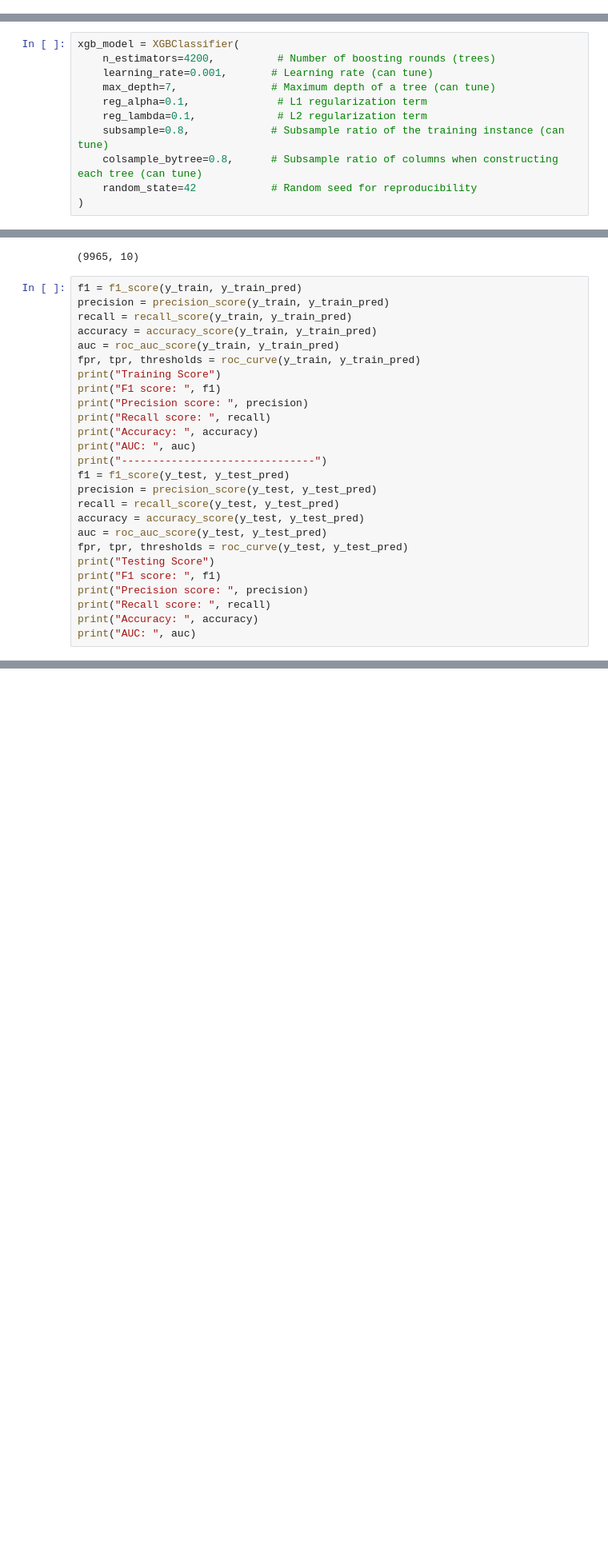
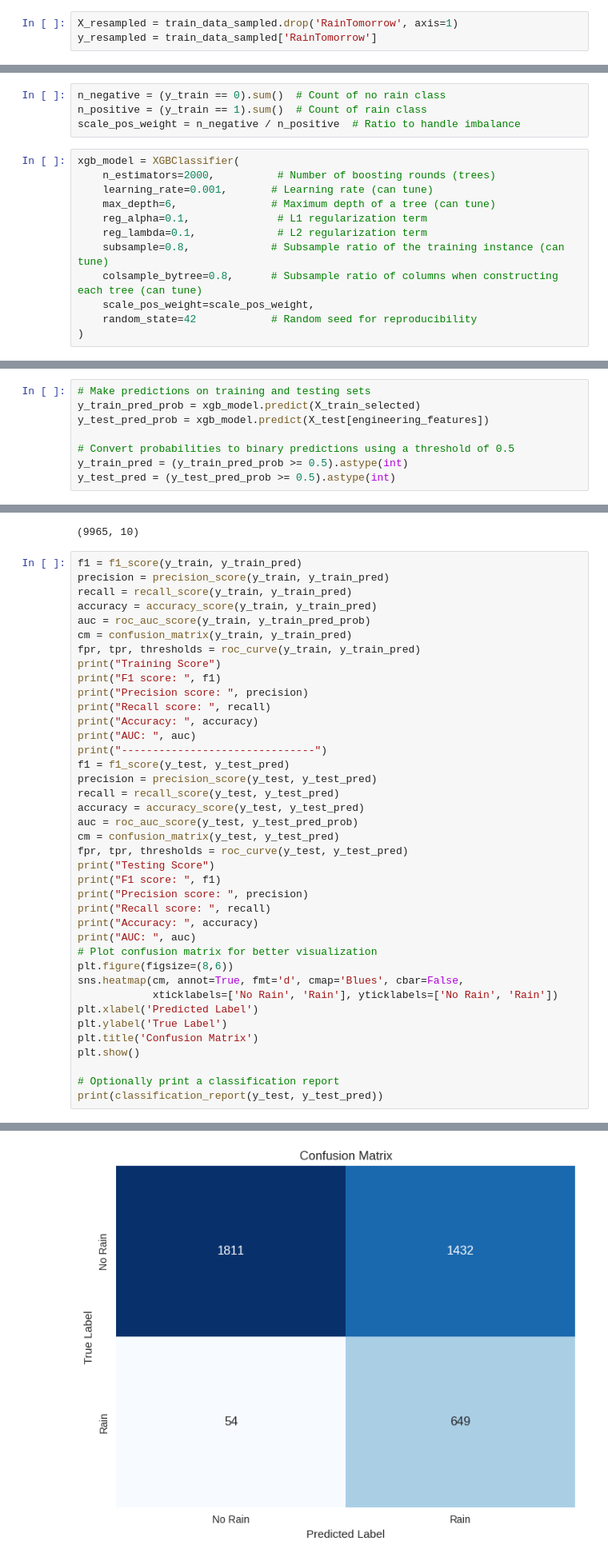
Before and after one commit to viti1igo/WeatherForecasting, a Jupyter notebook: WeatherForecasting.ipynb, the cells around one changed output, grey strips where cells are left out. Shown at 80% size. Cells and saved outputs as stored; diff of their text form; blank space fills up the shorter version.

```diff
--- a/WeatherForecasting.ipynb
+++ b/WeatherForecasting.ipynb
@@ -889,0 +946,3 @@ dtype: int64
+# %%
+X_resampled = train_data_sampled.drop('RainTomorrow', axis=1)
+y_resampled = train_data_sampled['RainTomorrow']
@@ -1275,12 +1337,17 @@ print(best_model)
+# %%
+n_negative = (y_train == 0).sum()  # Count of no rain class
+n_positive = (y_train == 1).sum()  # Count of rain class
+scale_pos_weight = n_negative / n_positive  # Ratio to handle imbalance
 # %%
 xgb_model = XGBClassifier(
-    n_estimators=4200,          # Number of boosting rounds (trees)
+    n_estimators=2000,          # Number of boosting rounds (trees)
     learning_rate=0.001,       # Learning rate (can tune)
-    max_depth=7,               # Maximum depth of a tree (can tune)
+    max_depth=6,               # Maximum depth of a tree (can tune)
     reg_alpha=0.1,              # L1 regularization term
     reg_lambda=0.1,             # L2 regularization term
     subsample=0.8,             # Subsample ratio of the training instance (can tune)
     colsample_bytree=0.8,      # Subsample ratio of columns when constructing each tree (can tune)
+    scale_pos_weight=scale_pos_weight,
     random_state=42            # Random seed for reproducibility
 )
 # %%
@@ -1304,3 +1367,11 @@ y_test_pred = xgb_model.predict(X_test[engineering_features])
+# %%
+# Make predictions on training and testing sets
+y_train_pred_prob = xgb_model.predict(X_train_selected)
+y_test_pred_prob = xgb_model.predict(X_test[engineering_features])
+
+# Convert probabilities to binary predictions using a threshold of 0.5
+y_train_pred = (y_train_pred_prob >= 0.5).astype(int)
+y_test_pred = (y_test_pred_prob >= 0.5).astype(int)
 # %%
 X_kaggle_df.shape
 # %% [output]
@@ -1310,7 +1381,8 @@ f1 = f1_score(y_train, y_train_pred)
 precision = precision_score(y_train, y_train_pred)
 recall = recall_score(y_train, y_train_pred)
 accuracy = accuracy_score(y_train, y_train_pred)
-auc = roc_auc_score(y_train, y_train_pred)
+auc = roc_auc_score(y_train, y_train_pred_prob)
+cm = confusion_matrix(y_train, y_train_pred)
 fpr, tpr, thresholds = roc_curve(y_train, y_train_pred)
 print("Training Score")
 print("F1 score: ", f1)
@@ -1323,7 +1395,8 @@ f1 = f1_score(y_test, y_test_pred)
 precision = precision_score(y_test, y_test_pred)
 recall = recall_score(y_test, y_test_pred)
 accuracy = accuracy_score(y_test, y_test_pred)
-auc = roc_auc_score(y_test, y_test_pred)
+auc = roc_auc_score(y_test, y_test_pred_prob)
+cm = confusion_matrix(y_test, y_test_pred)
 fpr, tpr, thresholds = roc_curve(y_test, y_test_pred)
 print("Testing Score")
 print("F1 score: ", f1)
@@ -1331,5 +1404,16 @@ print("Precision score: ", precision)
 print("Recall score: ", recall)
 print("Accuracy: ", accuracy)
 print("AUC: ", auc)
+# Plot confusion matrix for better visualization
+plt.figure(figsize=(8,6))
+sns.heatmap(cm, annot=True, fmt='d', cmap='Blues', cbar=False,
+            xticklabels=['No Rain', 'Rain'], yticklabels=['No Rain', 'Rain'])
+plt.xlabel('Predicted Label')
+plt.ylabel('True Label')
+plt.title('Confusion Matrix')
+plt.show()
+
+# Optionally print a classification report
+print(classification_report(y_test, y_test_pred))
 # %% [output]
 Training Score
@@ -1347,0 +1432 @@ AUC:  0.7554615192853243
+[figure, added]
```
Also changed, not shown: parts of 34 cells of this notebook.
